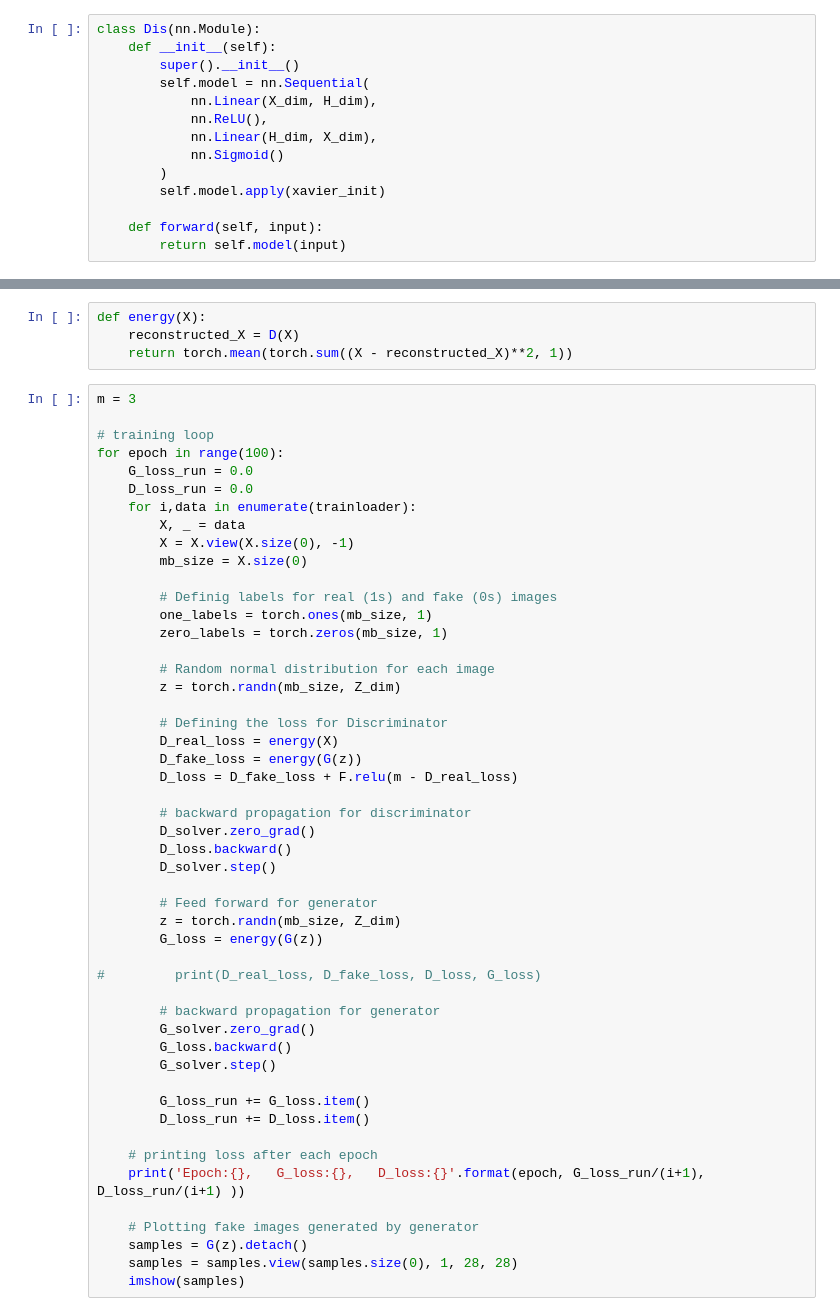
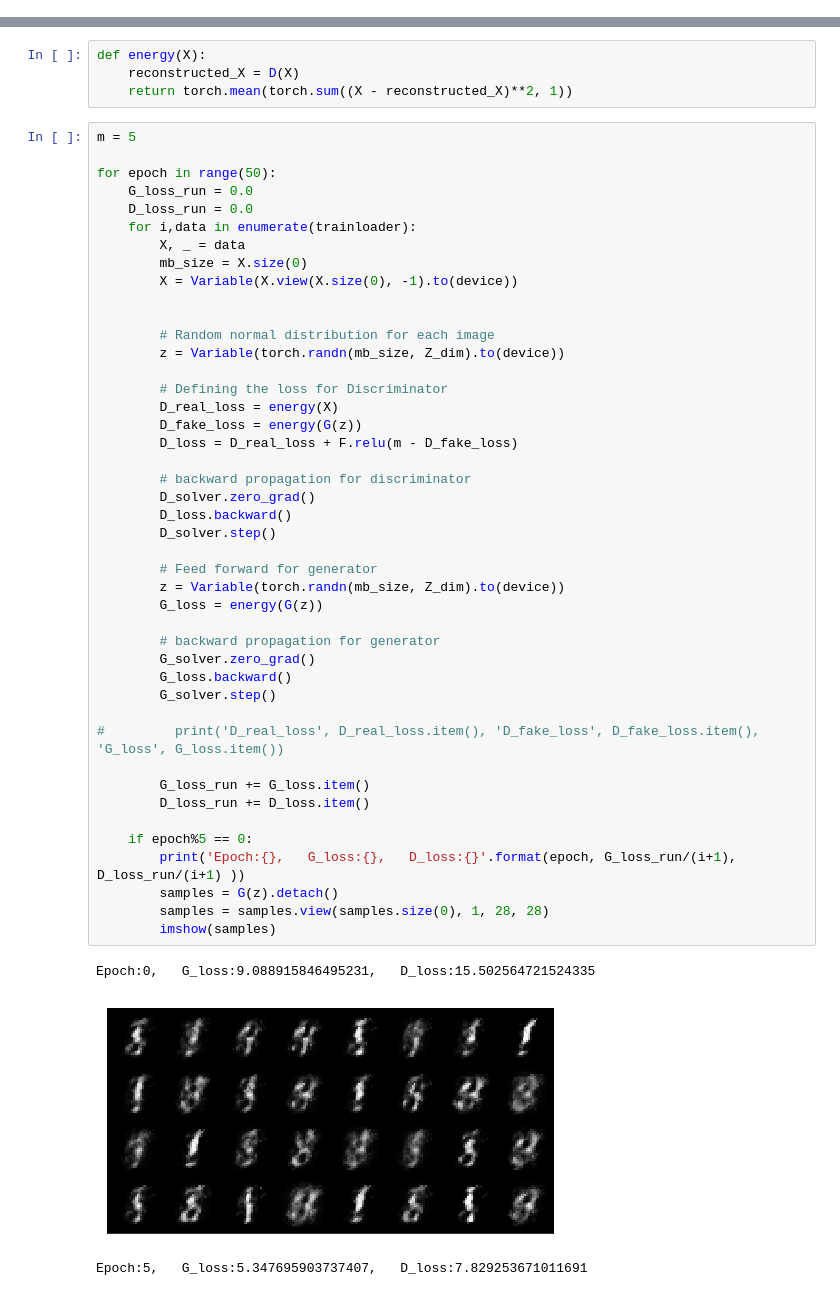
Before and after one commit to DEK11/Energy-Based-GAN, a Jupyter notebook: EBGAN.ipynb, the cells around one changed output, grey strips where cells are left out. Drawn from its saved outputs; the diff is of its cells as text.

```diff
--- a/EBGAN.ipynb
+++ b/EBGAN.ipynb
@@ -36,17 +23,3 @@ class Gen(nn.Module):
-# %%
-class Dis(nn.Module):
-    def __init__(self):
-        super().__init__()
-        self.model = nn.Sequential(
-            nn.Linear(X_dim, H_dim),
-            nn.ReLU(),
-            nn.Linear(H_dim, X_dim),
-            nn.Sigmoid()
-        )
-        self.model.apply(xavier_init)
-
-    def forward(self, input):
-        return self.model(input)
 # %%
 dataIter = iter(trainloader)
 imgs, labels = dataIter.next()
@@ -86,52 +90,50 @@ def energy(X):
     reconstructed_X = D(X)
     return torch.mean(torch.sum((X - reconstructed_X)**2, 1))
 # %%
-m = 3
+m = 5
 
-# training loop
-for epoch in range(100):
+for epoch in range(50):
     G_loss_run = 0.0
     D_loss_run = 0.0
     for i,data in enumerate(trainloader):
         X, _ = data
-        X = X.view(X.size(0), -1)
         mb_size = X.size(0)
+        X = Variable(X.view(X.size(0), -1).to(device))
 
-        # Definig labels for real (1s) and fake (0s) images
-        one_labels = torch.ones(mb_size, 1)
-        zero_labels = torch.zeros(mb_size, 1)
 
         # Random normal distribution for each image
-        z = torch.randn(mb_size, Z_dim)
+        z = Variable(torch.randn(mb_size, Z_dim).to(device))
 
         # Defining the loss for Discriminator
         D_real_loss = energy(X)
         D_fake_loss = energy(G(z))
-        D_loss = D_fake_loss + F.relu(m - D_real_loss)
+        D_loss = D_real_loss + F.relu(m - D_fake_loss)
 
         # backward propagation for discriminator
         D_solver.zero_grad()
         D_loss.backward()
         D_solver.step()
 
         # Feed forward for generator
-        z = torch.randn(mb_size, Z_dim)
+        z = Variable(torch.randn(mb_size, Z_dim).to(device))
         G_loss = energy(G(z))
-
-#         print(D_real_loss, D_fake_loss, D_loss, G_loss)
 
         # backward propagation for generator
         G_solver.zero_grad()
         G_loss.backward()
         G_solver.step()
 
+#         print('D_real_loss', D_real_loss.item(), 'D_fake_loss', D_fake_loss.item(), 'G_loss', G_loss.item())
+
         G_loss_run += G_loss.item()
         D_loss_run += D_loss.item()
 
-    # printing loss after each epoch
-    print('Epoch:{},   G_loss:{},   D_loss:{}'.format(epoch, G_loss_run/(i+1), D_loss_run/(i+1) ))
-
-    # Plotting fake images generated by generator
-    samples = G(z).detach()
-    samples = samples.view(samples.size(0), 1, 28, 28)
-    imshow(samples)
+    if epoch%5 == 0:
+        print('Epoch:{},   G_loss:{},   D_loss:{}'.format(epoch, G_loss_run/(i+1), D_loss_run/(i+1) ))
+        samples = G(z).detach()
+        samples = samples.view(samples.size(0), 1, 28, 28)
+        imshow(samples)
+# %% [output]
+Epoch:0,   G_loss:9.088915846495231,   D_loss:15.502564721524335
+[figure, added]
+Epoch:5,   G_loss:5.347695903737407,   D_loss:7.829253671011691
```
Also changed, not shown: parts of 10 cells of this notebook.
